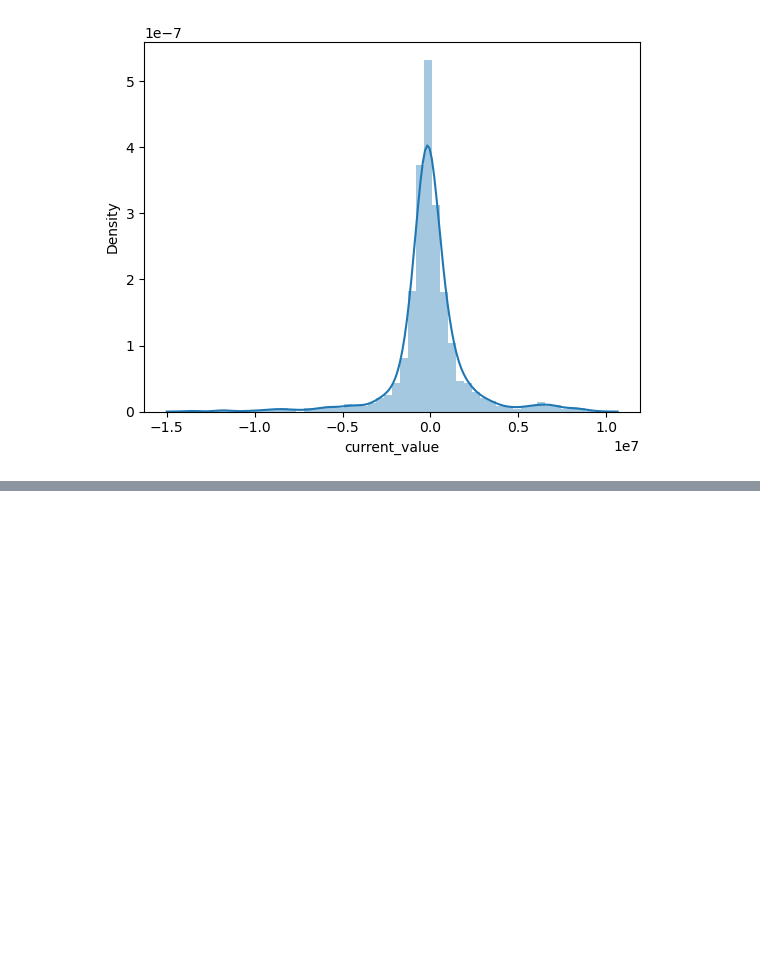
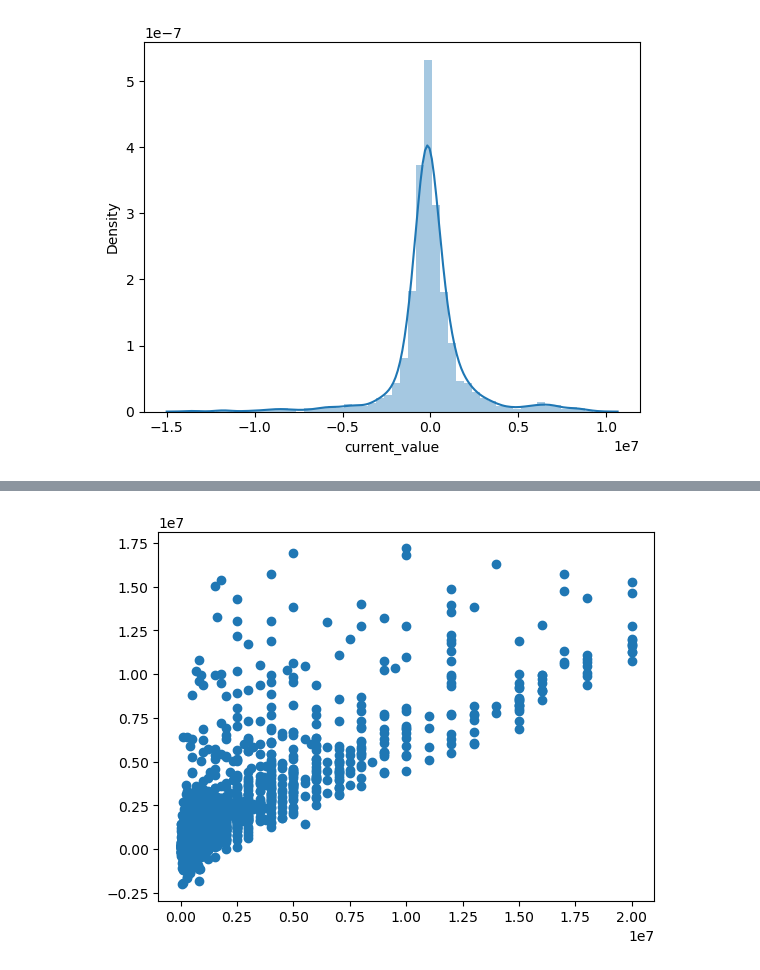
Before and after one commit to Sarraakhalil/Usecase-7, a Jupyter notebook: 01 ML - Linear_Regression.ipynb, the cells around one changed output, grey strips where cells are left out. Cells and saved outputs as stored; diff of their text form; code cells hidden in the pictures; blank space fills up the shorter version.

```diff
--- a/01 ML - Linear_Regression.ipynb
+++ b/01 ML - Linear_Regression.ipynb
@@ -406,3 +408,5 @@ predictions = model.predict(X_test_scaled)
+# %%
+predictions_lasso = best_lasso.predict(X_test_scaled)
 # %%
 Real_Values = np.array(y_test)
 #Real_Values
@@ -418,0 +595,4 @@ sns.distplot((y_test-predictions),bins=50); # it's good if we get normal distrib
+# %%
+plt.scatter(Real_Values,predictions_lasso);
+# %% [output]
+[figure, added]
```
Also changed, not shown: parts of 32 cells of this notebook.
